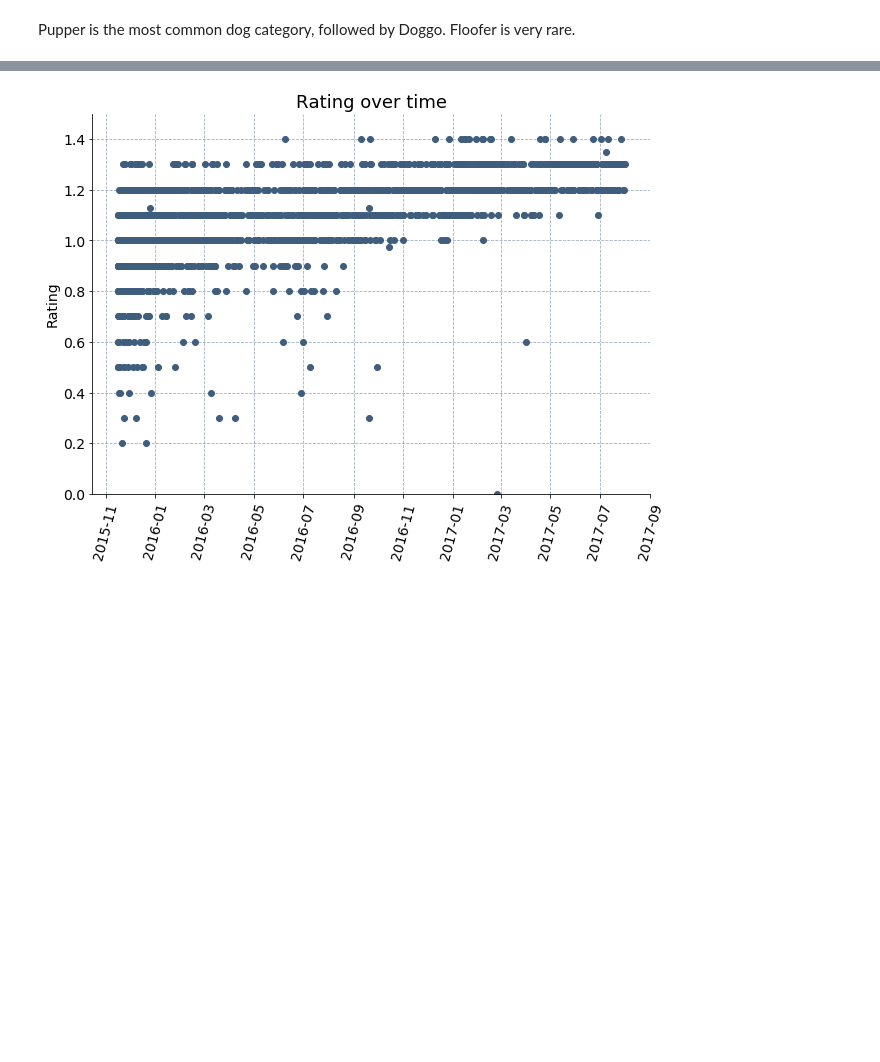
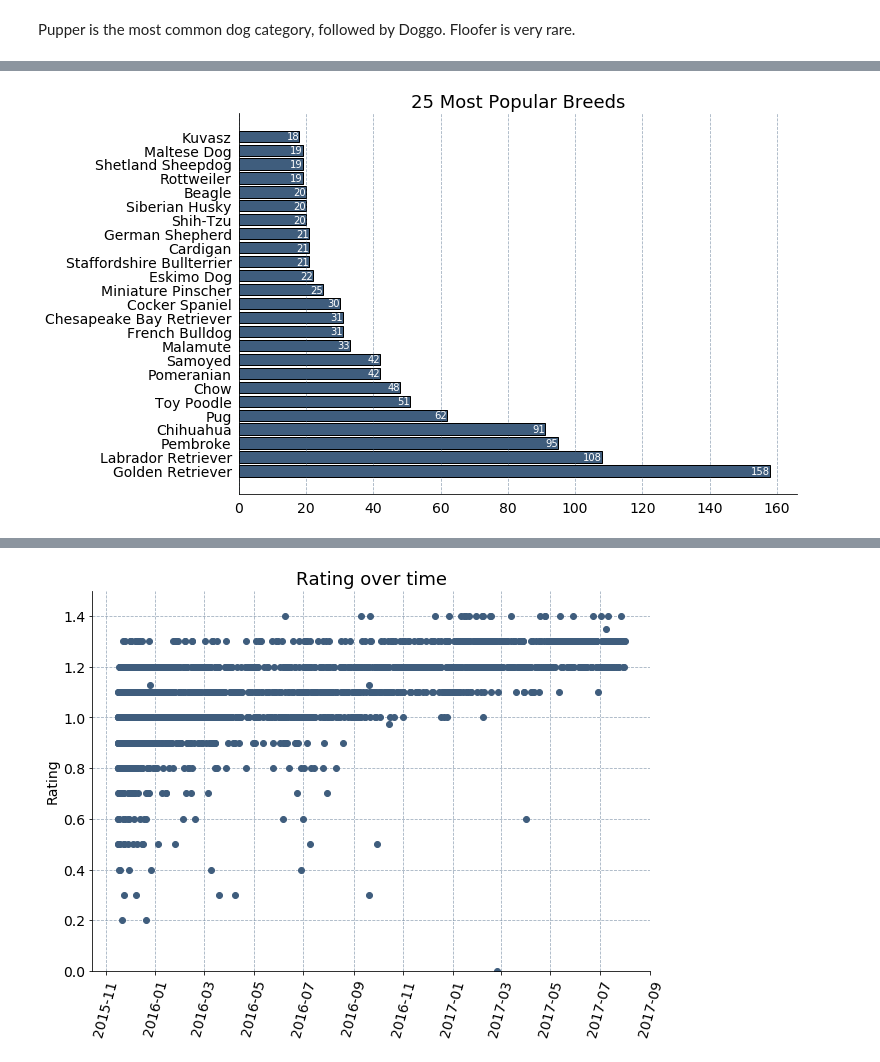
Before and after one commit to stembarb/DA--Wrangle-Analyze-WeRateDogs-Data, a Jupyter notebook: wrangle_act.ipynb, the cells around one changed output, grey strips where cells are left out. Drawn from its saved outputs; the diff is of its cells as text; code cells hidden in the pictures; blank space fills up the shorter version.

Commit message:
feat: Finalize plots

```diff
--- a/wrangle_act.ipynb
+++ b/wrangle_act.ipynb
@@ -1204,0 +1267,9 @@ Name: rating, dtype: float64
+# %%
+# plot 25 most popular dog breeds
+dog_breeds = pd.DataFrame(df.breed_predicted.value_counts()[:25])
+
+plot_barh(dog_breeds.index,
+          dog_breeds.breed_predicted,
+          title="25 Most Popular Breeds")
+# %% [output]
+[figure, added]
```
Also changed, not shown: parts of 63 cells of this notebook, 2 other files.
